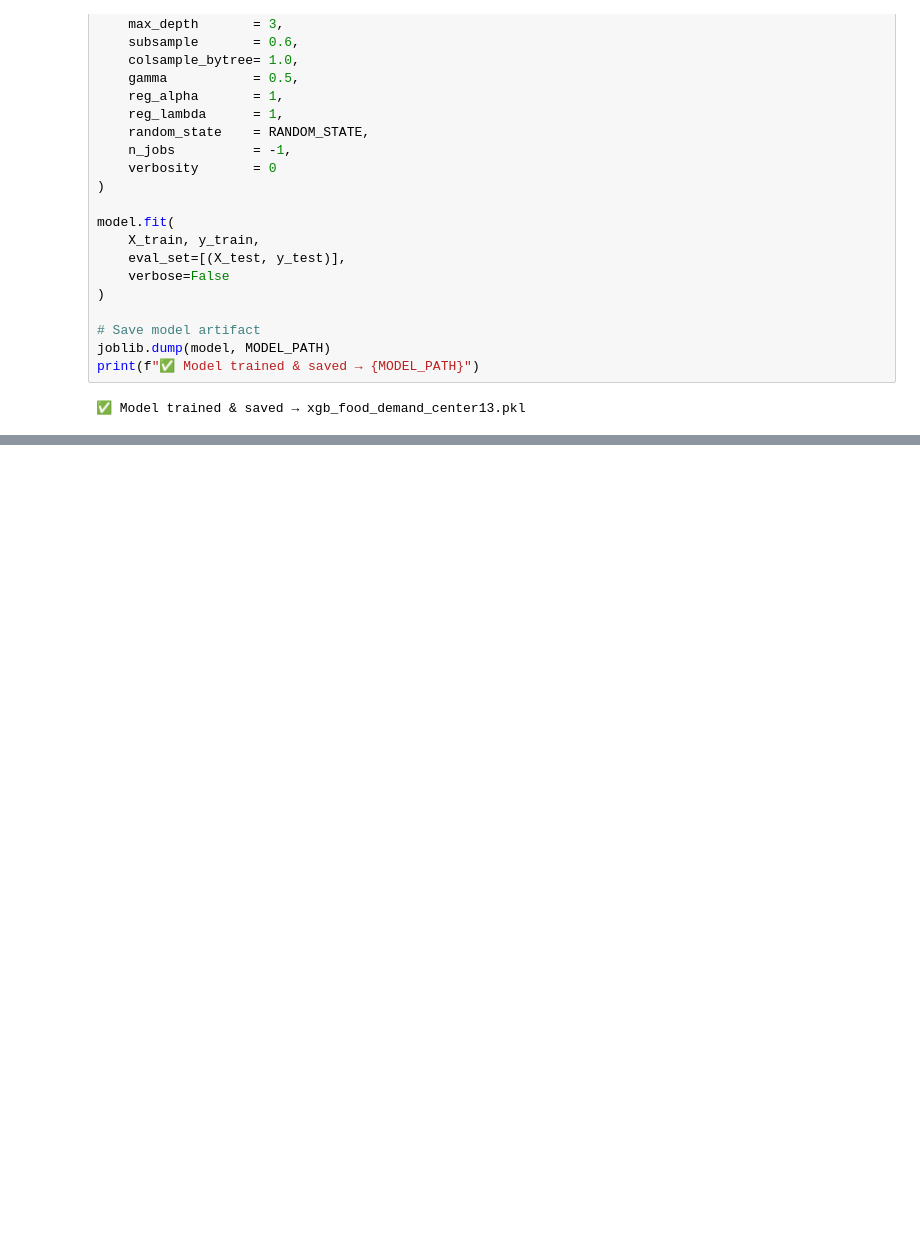
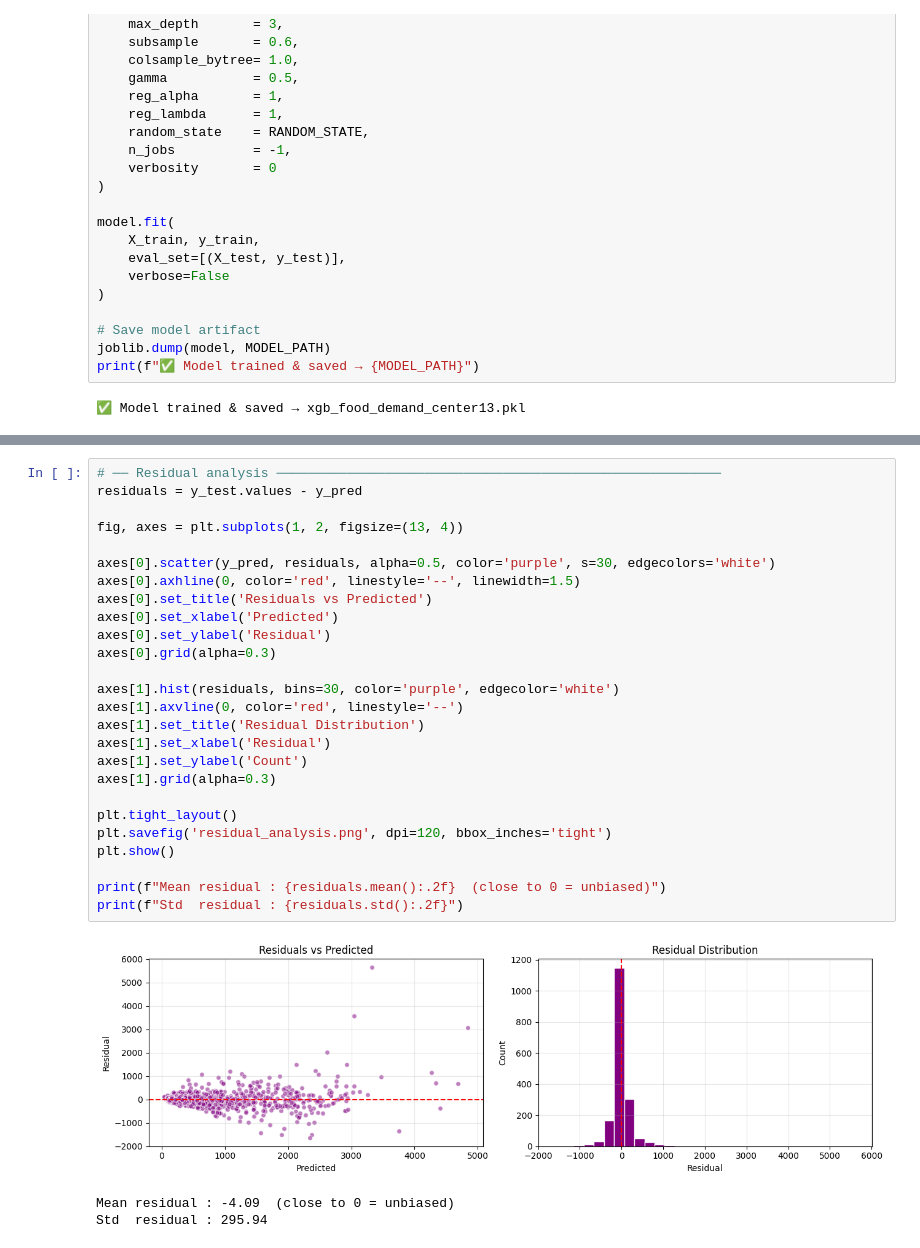
Before and after one commit to am1t-verma/AI_Demand_Forecasting_and_Inventory_Optimization, a Jupyter notebook: food_demand_forecasting_v2.ipynb, the cells around one changed output, grey strips where cells are left out. Cells and saved outputs as stored; diff of their text form; blank space fills up the shorter version.

```diff
--- a/food_demand_forecasting_v2.ipynb
+++ b/food_demand_forecasting_v2.ipynb
@@ -382,0 +417,30 @@ print(f"✅ Model trained & saved → {MODEL_PATH}")
+# %%
+# ── Residual analysis ─────────────────────────────────────────────────────────
+residuals = y_test.values - y_pred
+
+fig, axes = plt.subplots(1, 2, figsize=(13, 4))
+
+axes[0].scatter(y_pred, residuals, alpha=0.5, color='purple', s=30, edgecolors='white')
+axes[0].axhline(0, color='red', linestyle='--', linewidth=1.5)
+axes[0].set_title('Residuals vs Predicted')
+axes[0].set_xlabel('Predicted')
+axes[0].set_ylabel('Residual')
+axes[0].grid(alpha=0.3)
+
+axes[1].hist(residuals, bins=30, color='purple', edgecolor='white')
+axes[1].axvline(0, color='red', linestyle='--')
+axes[1].set_title('Residual Distribution')
+axes[1].set_xlabel('Residual')
+axes[1].set_ylabel('Count')
+axes[1].grid(alpha=0.3)
+
+plt.tight_layout()
+plt.savefig('residual_analysis.png', dpi=120, bbox_inches='tight')
+plt.show()
+
+print(f"Mean residual : {residuals.mean():.2f}  (close to 0 = unbiased)")
+print(f"Std  residual : {residuals.std():.2f}")
+# %% [output]
+[figure, added]
+Mean residual : -4.09  (close to 0 = unbiased)
+Std  residual : 295.94
```
Also changed, not shown: parts of 2 cells of this notebook.
